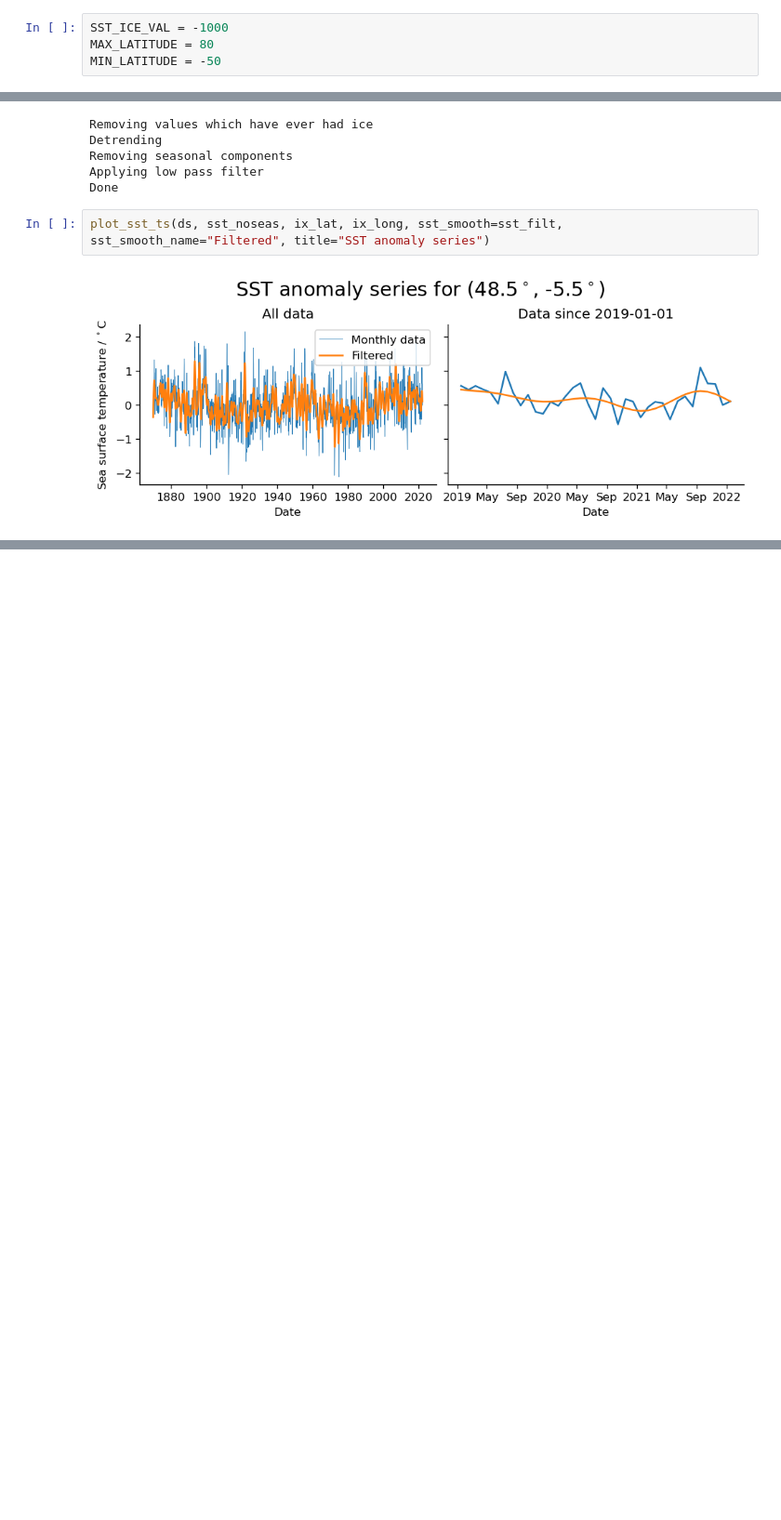
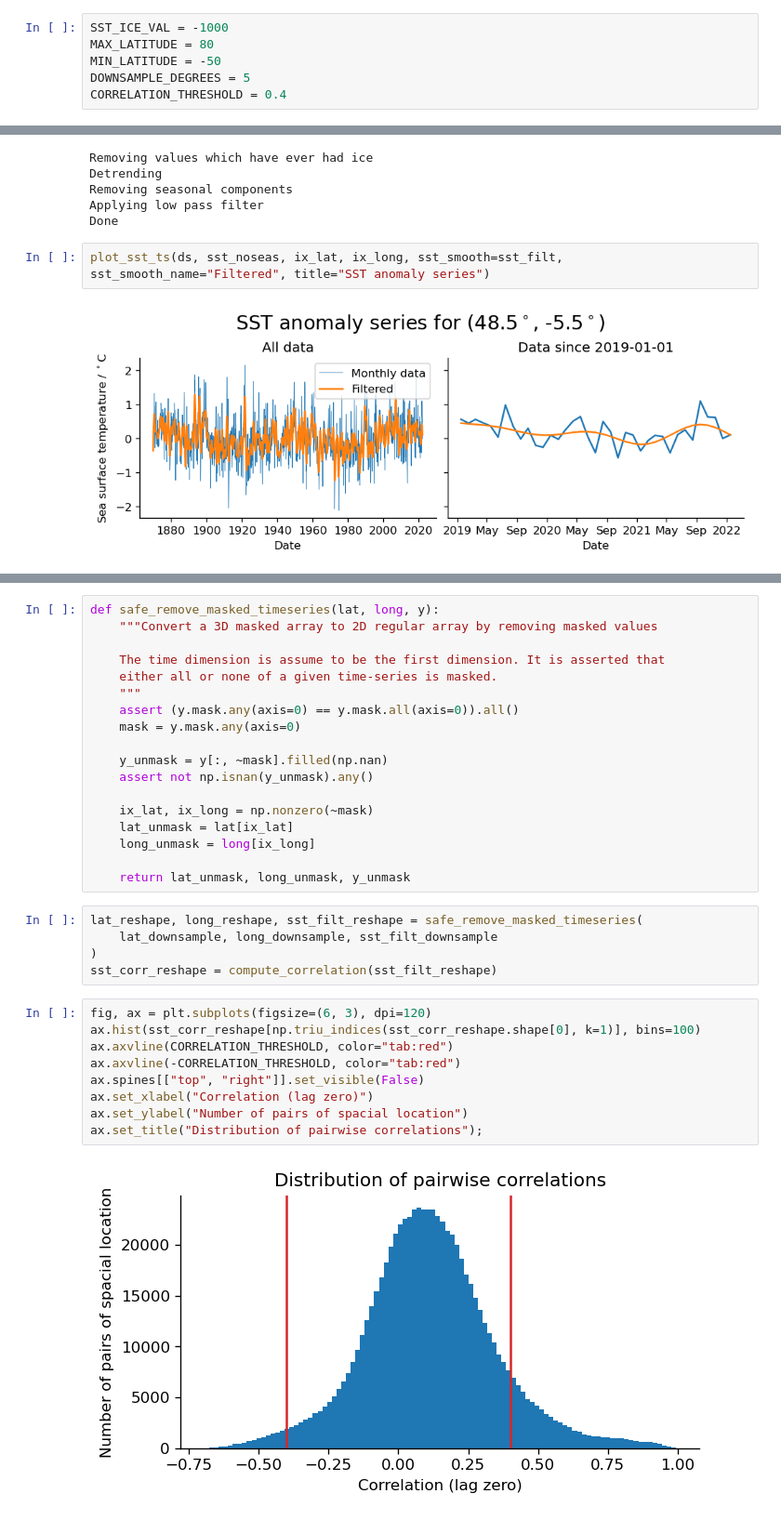
Before and after one commit to JackBuck/MA4M4-assignment, a Jupyter notebook: notebooks/Exploring_SST_Data.ipynb, the cells around one changed output, grey strips where cells are left out. Shown at 93% size. Saved outputs shown, nothing was run; the diff lists cells and outputs as text; blank space fills up the shorter version.

Commit message:
Compute correlations and generate network

```diff
--- a/notebooks/Exploring_SST_Data.ipynb
+++ b/notebooks/Exploring_SST_Data.ipynb
@@ -13,6 +14,8 @@ from tqdm import tqdm
 SST_ICE_VAL = -1000
 MAX_LATITUDE = 80
 MIN_LATITUDE = -50
+DOWNSAMPLE_DEGREES = 5
+CORRELATION_THRESHOLD = 0.4
 # %% [markdown]
 ## Loading the dataset
 I am using the sea surface temperature data from the Hadley Center Sea Surface Temperature data set (HadISST) available here:
@@ -265,0 +310,34 @@ latitude_mask = (ds["latitude"][:] >= MIN_LATITUDE) & (ds["latitude"][:] <= MAX_
+# %%
+def safe_remove_masked_timeseries(lat, long, y):
+    """Convert a 3D masked array to 2D regular array by removing masked values
+
+    The time dimension is assume to be the first dimension. It is asserted that
+    either all or none of a given time-series is masked.
+    """
+    assert (y.mask.any(axis=0) == y.mask.all(axis=0)).all()
+    mask = y.mask.any(axis=0)
+
+    y_unmask = y[:, ~mask].filled(np.nan)
+    assert not np.isnan(y_unmask).any()
+
+    ix_lat, ix_long = np.nonzero(~mask)
+    lat_unmask = lat[ix_lat]
+    long_unmask = long[ix_long]
+
+    return lat_unmask, long_unmask, y_unmask
+# %%
+lat_reshape, long_reshape, sst_filt_reshape = safe_remove_masked_timeseries(
+    lat_downsample, long_downsample, sst_filt_downsample
+)
+sst_corr_reshape = compute_correlation(sst_filt_reshape)
+# %%
+fig, ax = plt.subplots(figsize=(6, 3), dpi=120)
+ax.hist(sst_corr_reshape[np.triu_indices(sst_corr_reshape.shape[0], k=1)], bins=100)
+ax.axvline(CORRELATION_THRESHOLD, color="tab:red")
+ax.axvline(-CORRELATION_THRESHOLD, color="tab:red")
+ax.spines[["top", "right"]].set_visible(False)
+ax.set_xlabel("Correlation (lag zero)")
+ax.set_ylabel("Number of pairs of spacial location")
+ax.set_title("Distribution of pairwise correlations");
+# %% [output]
+[figure, added]
```
Also changed, not shown: parts of 6 cells of this notebook.
